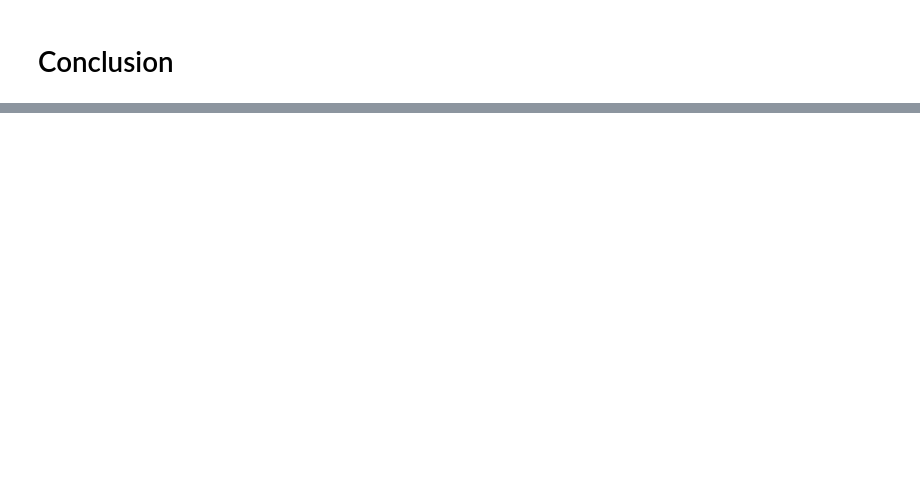
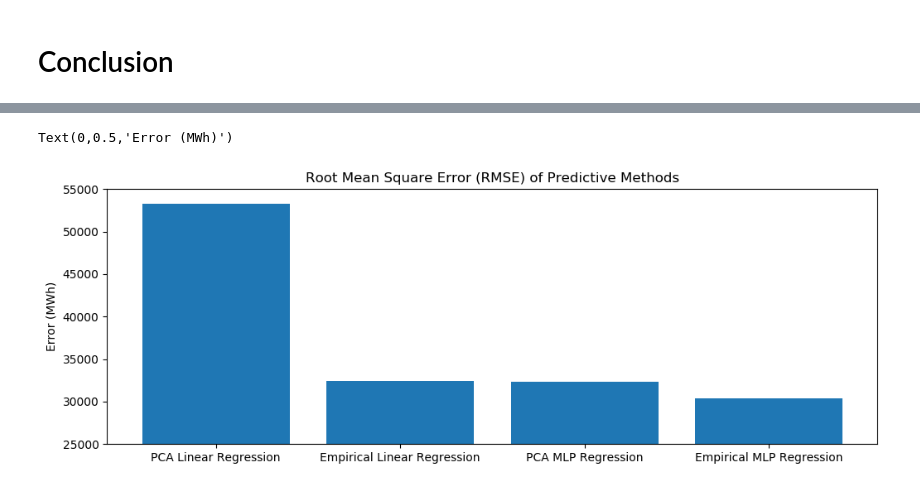
Before and after one commit to JohnWMuhs/2019-datascience-project, a Jupyter notebook: _ProjectNotebook-Master.ipynb, the cells around one changed output, grey strips where cells are left out. Saved outputs shown, nothing was run; the diff lists cells and outputs as text; code cells hidden in the pictures; blank space fills up the shorter version.

```diff
--- a/_ProjectNotebook-Master.ipynb
+++ b/_ProjectNotebook-Master.ipynb
@@ -887,0 +904,16 @@ ax2.axhline(y=0,linewidth=0.5, color='darkslategray')
+# %%
+fig, (ax0) = plt.subplots(nrows=1, figsize=(12, 4))
+models = ['PCA Linear Regression','Empirical Linear Regression','PCA MLP Regression','Empirical MLP Regression']
+errors= [rmse(dfLR['PCA_Pred'],dfLR['CAISO_HourlyLoad']),
+         rmse(dfLR['Emp_Pred'],dfLR['CAISO_HourlyLoad']),
+         rmse(dfMLP['PCA_Pred'],dfLR['CAISO_HourlyLoad']),
+         rmse(dfMLP['Emp_Pred'],dfLR['CAISO_HourlyLoad'])]
+#Top Subplot
+ax0.set_title('Root Mean Square Error (RMSE) of Predictive Methods')
+ax0.bar(models,errors)
+ax0.set_ylim(bottom=25000,top=55000)
+ax0.set_ylabel('Error (MWh)')
+#ax0.legend()
+# %% [output]
+Text(0,0.5,'Error (MWh)')
+[figure, added]
```
Also changed, not shown: parts of 22 cells of this notebook, 2 other files.
